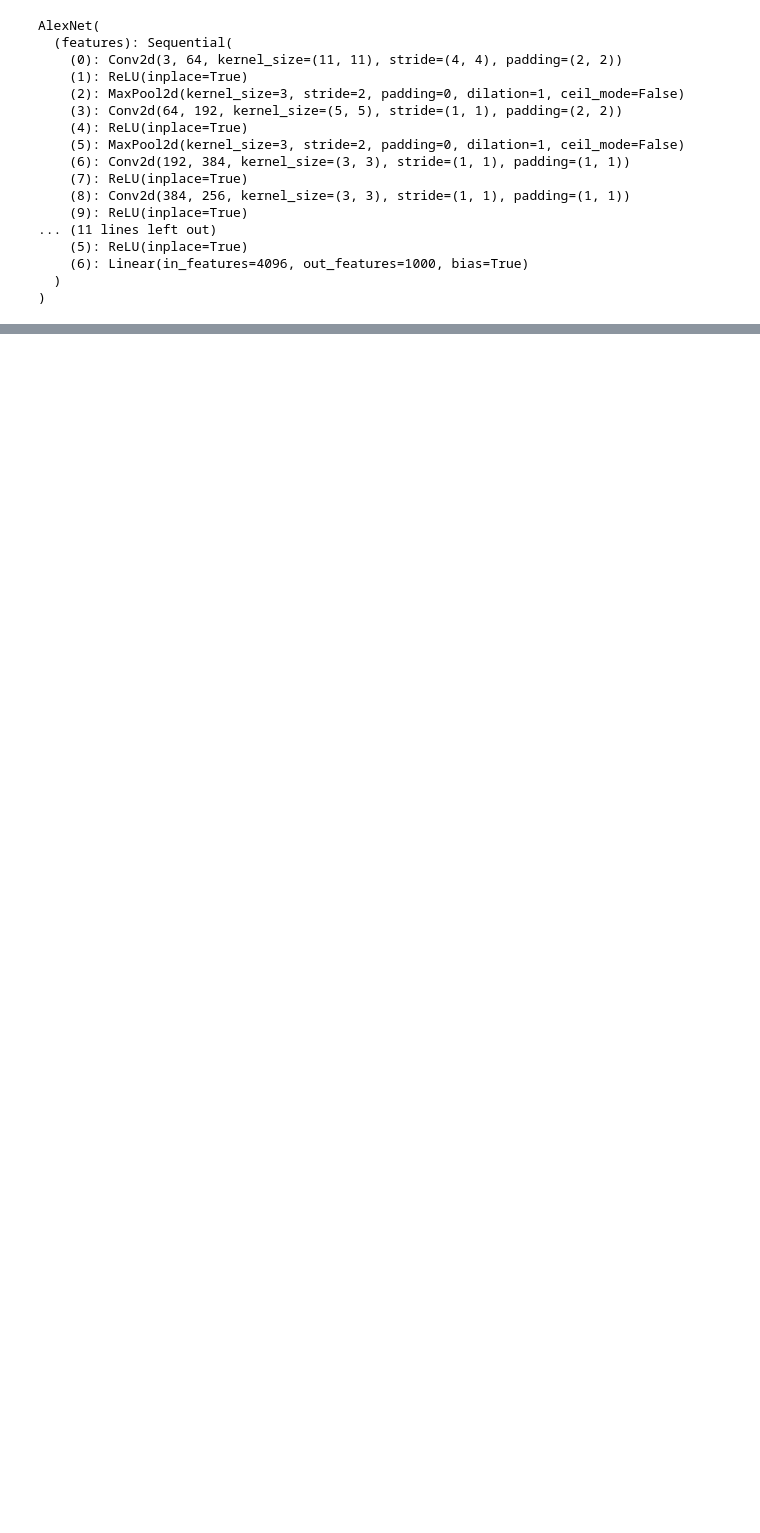
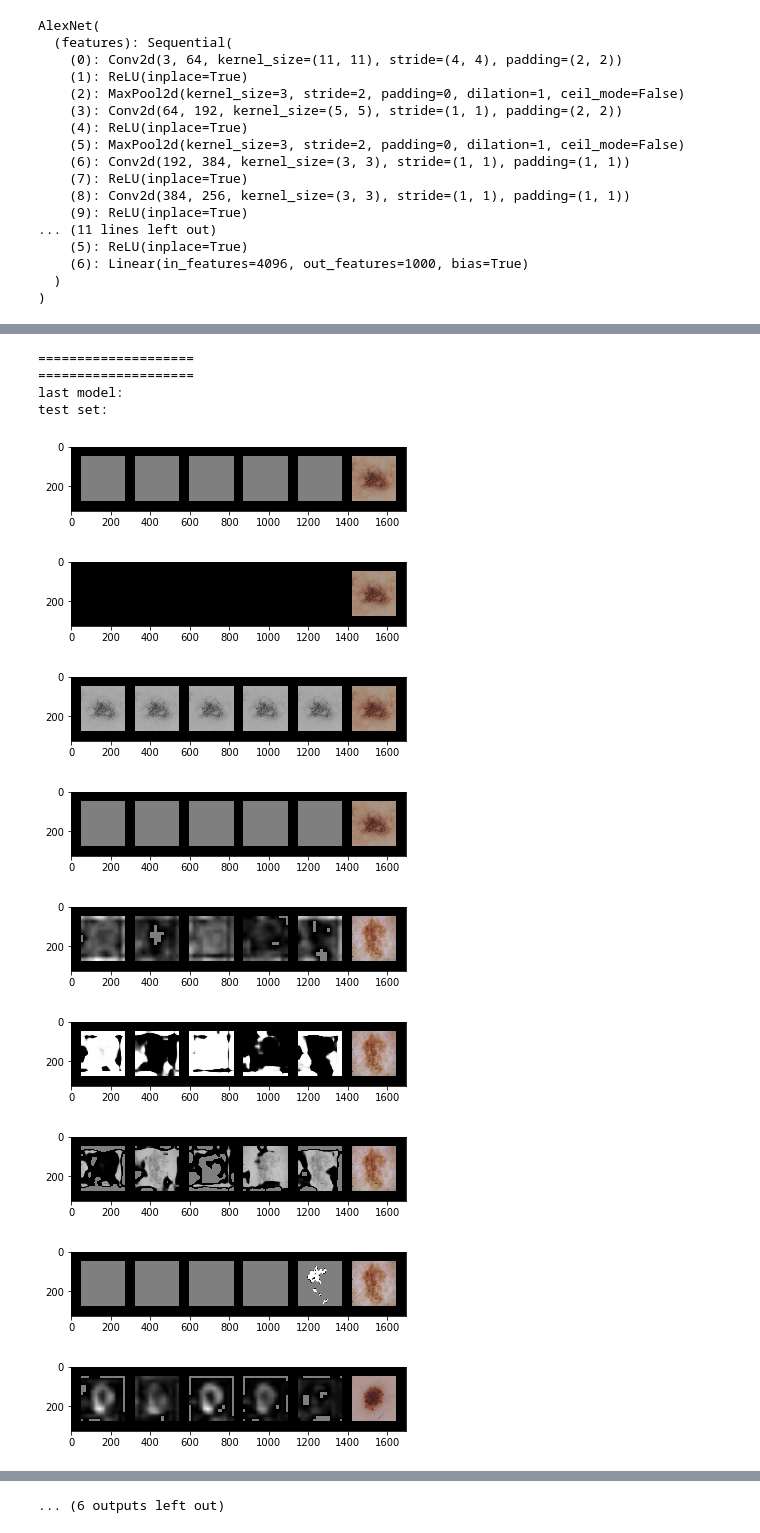
Before and after one commit to glcanvas/ml-diplom, a Jupyter notebook: notebooks/init.ipynb, the cells around one changed output, grey strips where cells are left out. Saved outputs shown, nothing was run; the diff lists cells and outputs as text; code cells hidden in the pictures; blank space fills up the shorter version.

```diff
--- a/notebooks/init.ipynb
+++ b/notebooks/init.ipynb
@@ -90,0 +101,20 @@ for idx, (inputs, segments, labels) in enumerate(train_set):
+# %%
+print("=" * 20)
+print("=" * 20)
+print("last model:")
+print("test set:")
+visualize_trained_model(current_model, test_set, 3)
+# %% [output]
+====================
+====================
+last model:
+test set:
+[figure, added]
+[figure, added]
+[figure, added]
+[figure, added]
+[figure, added]
+[figure, added]
+[figure, added]
+[figure, added]
+[figure, added]
@@ -90,0 +123 @@ for idx, (inputs, segments, labels) in enumerate(train_set):
+... (6 outputs left out)
```
Also changed, not shown: parts of 7 cells of this notebook, 1 other file.
